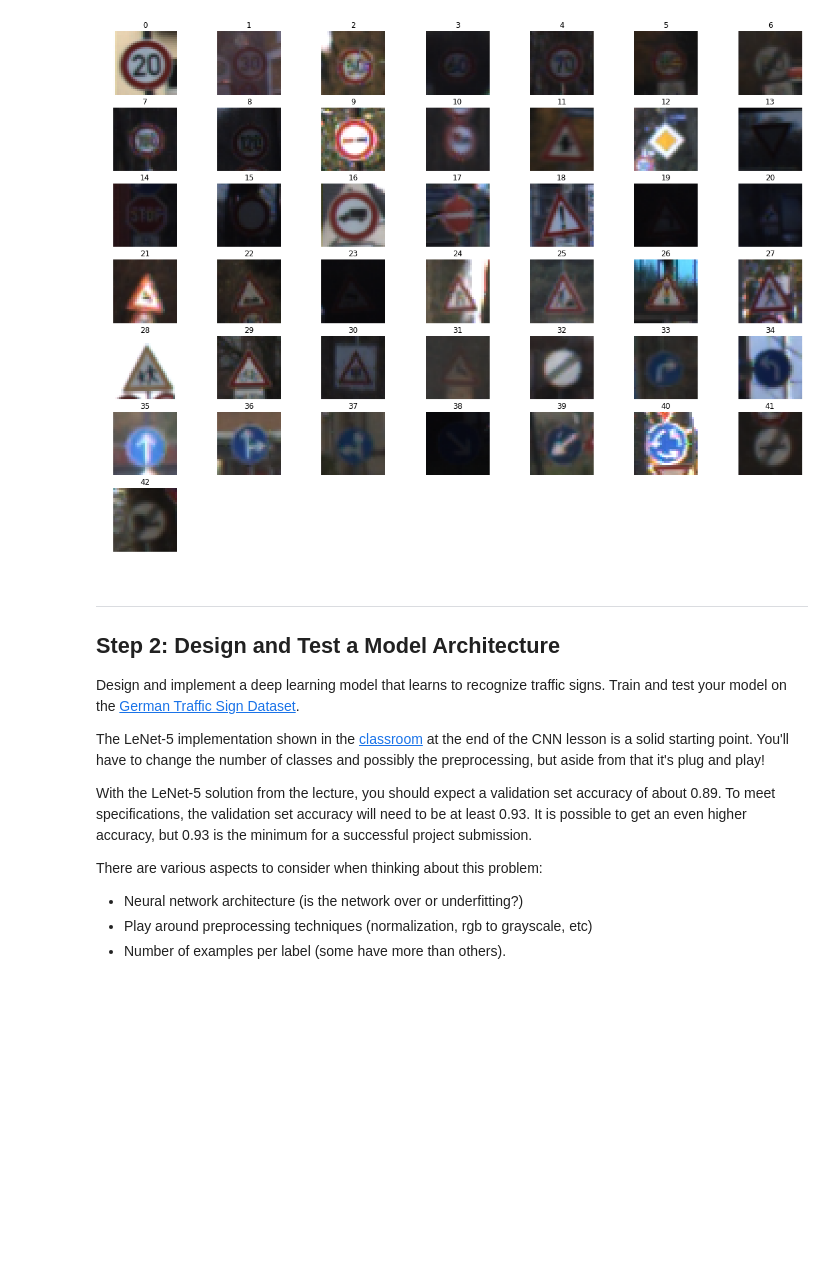
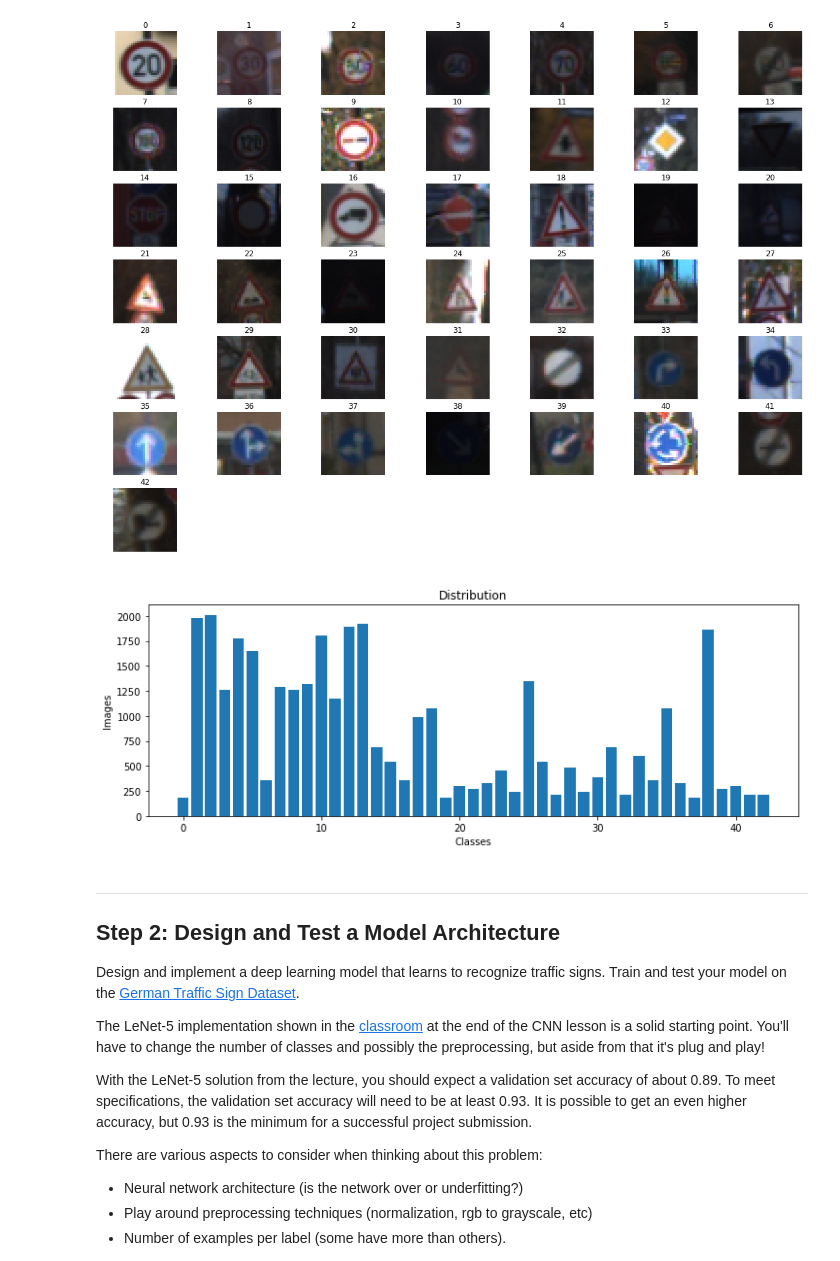
Before and after one commit to udacity/CarND-Traffic-Sign-Classifier-Project, a Jupyter notebook: Traffic_Sign_Classifier.ipynb, the cells around one changed output. Drawn from its saved outputs; the diff is of its cells as text; code cells hidden in the pictures; blank space fills up the shorter version.

```diff
--- a/Traffic_Sign_Classifier.ipynb
+++ b/Traffic_Sign_Classifier.ipynb
@@ -102,6 +103,10 @@ The [Matplotlib](http://matplotlib.org/) [examples](http://matplotlib.org/exampl
 plot_train_images(X_train, y_train, n_classes)
 # %% [output]
 [figure]
+# %%
+plot_distribution(X_train, y_train, n_classes)
+# %% [output]
+[figure, added]
 # %% [markdown]
 ----
 
```
Also changed, not shown: parts of 16 cells of this notebook, 22 other files.
